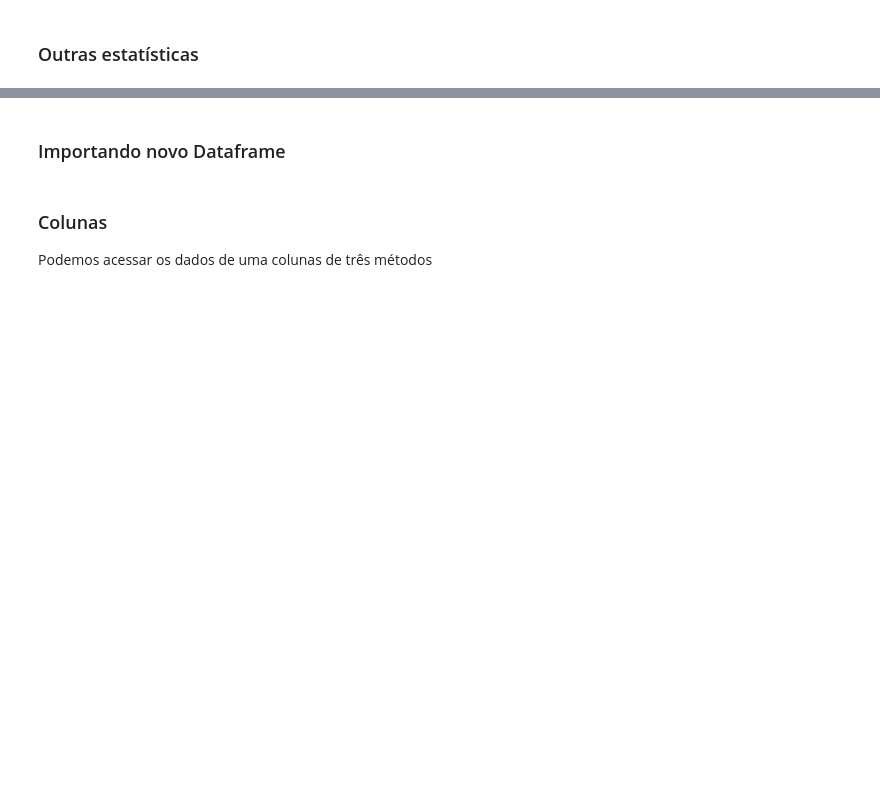
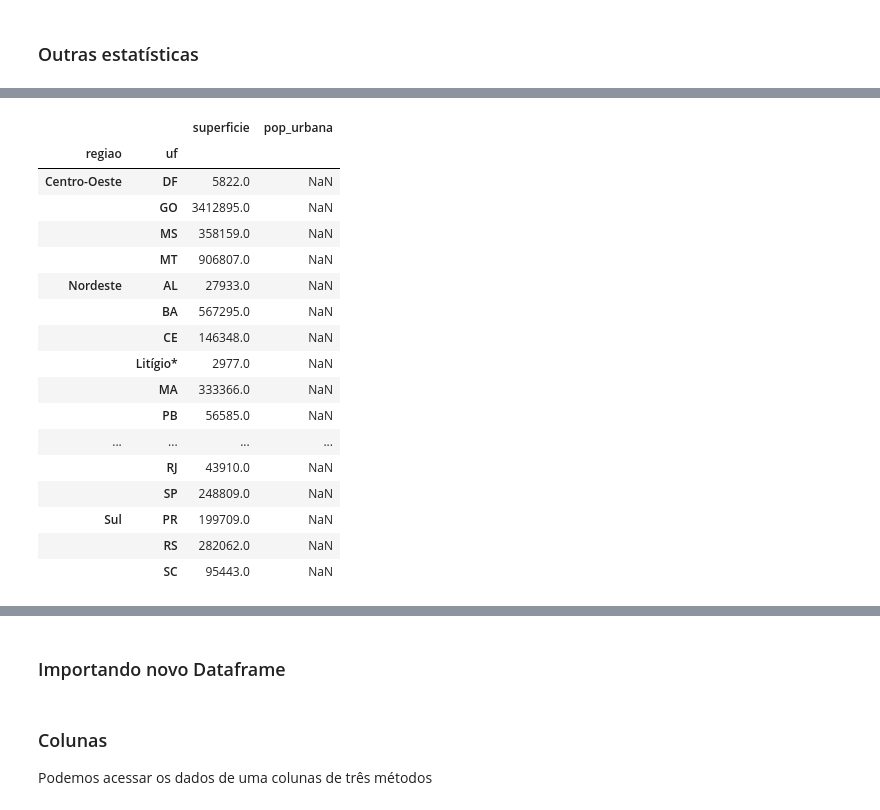
Before and after one commit to jjofilho/mod02_tecnicasprogramacao01, a Jupyter notebook: aulas/aula05_pandas2_aula.ipynb, the cells around one changed output, grey strips where cells are left out. Cells and saved outputs as stored; diff of their text form; code cells hidden in the pictures; blank space fills up the shorter version.

```diff
--- a/aulas/aula05_pandas2_aula.ipynb
+++ b/aulas/aula05_pandas2_aula.ipynb
@@ -72,5 +302,7 @@ O rename é utilizado para renomear labels do dataframe
 # %% [markdown]
 ## Exploração de dados: Estatísticas
+# %%
+df = pd.read_table('../dados/dados_parciais.txt', sep=';', decimal=',')
 # %% [markdown]
 ### Head
 # %%
@@ -91,0 +418,21 @@ O rename é utilizado para renomear labels do dataframe
+# %%
+df.groupby(['regiao', 'uf']).agg({'superficie':'mean', 'pop_urbana':'std'})
+# %% [output]
+|  |  | superficie | pop_urbana |
+| regiao | uf |  |  |
+| Centro-Oeste | DF | 5822.0 | NaN |
+|  | GO | 3412895.0 | NaN |
+|  | MS | 358159.0 | NaN |
+|  | MT | 906807.0 | NaN |
+| Nordeste | AL | 27933.0 | NaN |
+|  | BA | 567295.0 | NaN |
+|  | CE | 146348.0 | NaN |
+|  | Litígio* | 2977.0 | NaN |
+|  | MA | 333366.0 | NaN |
+|  | PB | 56585.0 | NaN |
+| ... | ... | ... | ... |
+|  | RJ | 43910.0 | NaN |
+|  | SP | 248809.0 | NaN |
+| Sul | PR | 199709.0 | NaN |
+|  | RS | 282062.0 | NaN |
+|  | SC | 95443.0 | NaN |
```
Also changed, not shown: parts of 104 cells of this notebook, 7 other files.
